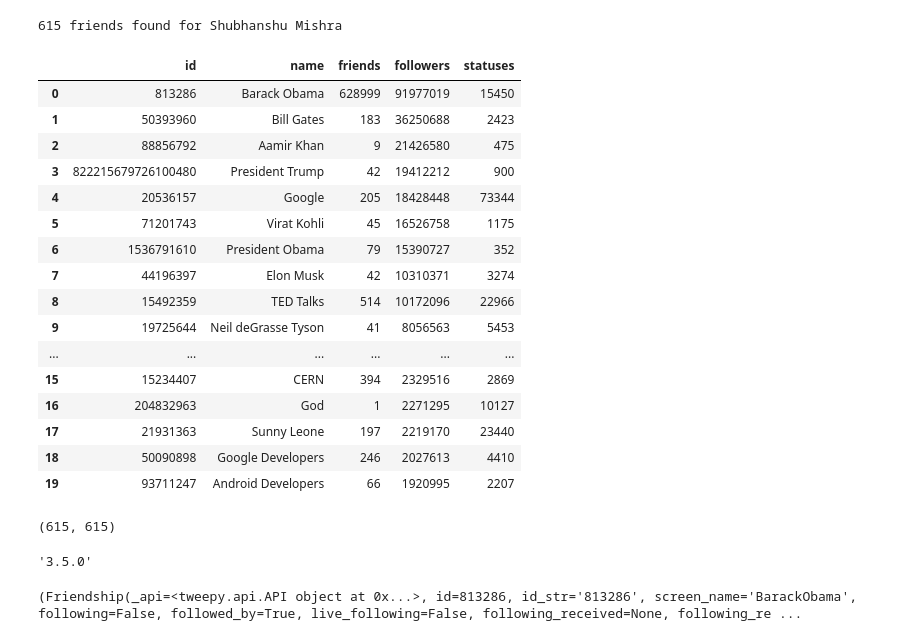
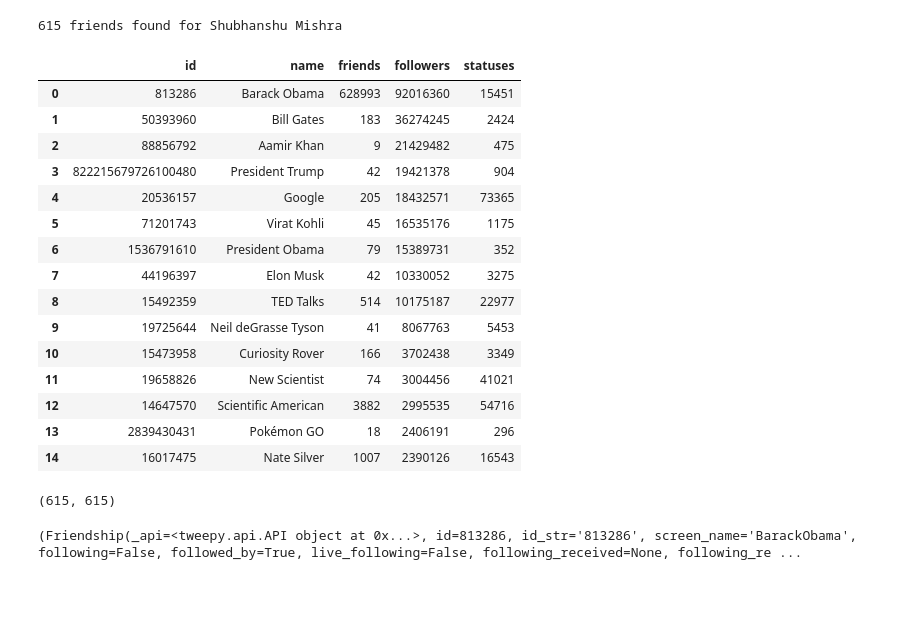
Before and after one commit to napsternxg/GET17_SNA, a Jupyter notebook: notebooks/Twitter.ipynb, the cells around one changed output. Cells and saved outputs as stored; diff of their text form; code cells hidden in the pictures; blank space fills up the shorter version.

```diff
--- a/notebooks/Twitter.ipynb
+++ b/notebooks/Twitter.ipynb
@@ -164,29 +177,28 @@ print("{} friends found for {}".format(len(friends), current_user.name))
 # %%
 df_friends = pd.DataFrame(
     list(map(
         lambda k: (k.id, k.name, k.friends_count, k.followers_count, k.statuses_count),
         friends
     )), columns=["id", "name", "friends", "followers", "statuses"]
 ).sort_values("followers", ascending=False).reset_index(drop=True)
-df_friends.head(20)
+df_friends.head(15)
 # %% [output]
 |  | id | name | friends | followers | statuses |
-| 0 | 813286 | Barack Obama | 628999 | 91977019 | 15450 |
-| 1 | 50393960 | Bill Gates | 183 | 36250688 | 2423 |
-| 2 | 88856792 | Aamir Khan | 9 | 21426580 | 475 |
-| 3 | 822215679726100480 | President Trump | 42 | 19412212 | 900 |
-| 4 | 20536157 | Google | 205 | 18428448 | 73344 |
-| 5 | 71201743 | Virat Kohli | 45 | 16526758 | 1175 |
-| 6 | 1536791610 | President Obama | 79 | 15390727 | 352 |
-| 7 | 44196397 | Elon Musk | 42 | 10310371 | 3274 |
-| 8 | 15492359 | TED Talks | 514 | 10172096 | 22966 |
-| 9 | 19725644 | Neil deGrasse Tyson | 41 | 8056563 | 5453 |
-| ... | ... | ... | ... | ... | ... |
-| 15 | 15234407 | CERN | 394 | 2329516 | 2869 |
-| 16 | 204832963 | God | 1 | 2271295 | 10127 |
-| 17 | 21931363 | Sunny Leone | 197 | 2219170 | 23440 |
-| 18 | 50090898 | Google Developers | 246 | 2027613 | 4410 |
-| 19 | 93711247 | Android Developers | 66 | 1920995 | 2207 |
+| 0 | 813286 | Barack Obama | 628993 | 92016360 | 15451 |
+| 1 | 50393960 | Bill Gates | 183 | 36274245 | 2424 |
+| 2 | 88856792 | Aamir Khan | 9 | 21429482 | 475 |
+| 3 | 822215679726100480 | President Trump | 42 | 19421378 | 904 |
+| 4 | 20536157 | Google | 205 | 18432571 | 73365 |
+| 5 | 71201743 | Virat Kohli | 45 | 16535176 | 1175 |
+| 6 | 1536791610 | President Obama | 79 | 15389731 | 352 |
+| 7 | 44196397 | Elon Musk | 42 | 10330052 | 3275 |
+| 8 | 15492359 | TED Talks | 514 | 10175187 | 22977 |
+| 9 | 19725644 | Neil deGrasse Tyson | 41 | 8067763 | 5453 |
+| 10 | 15473958 | Curiosity Rover | 166 | 3702438 | 3349 |
+| 11 | 19658826 | New Scientist | 74 | 3004456 | 41021 |
+| 12 | 14647570 | Scientific American | 3882 | 2995535 | 54716 |
+| 13 | 2839430431 | Pokémon GO | 18 | 2406191 | 296 |
+| 14 | 16017475 | Nate Silver | 1007 | 2390126 | 16543 |
 # %%
 network = np.zeros([df_friends.shape[0], df_friends.shape[0]])
 network.shape
@@ -197,7 +207,3 @@ api.show_friendship?
-# %%
-tw.__version__
-# %% [output]
-'3.5.0'
 # %%
 def get_friendship(id1, id2, verbose=False):
     response = api.show_friendship(source_id=id1, target_id=id2)
```
Also changed, not shown: parts of 27 cells of this notebook, 1 other file.
